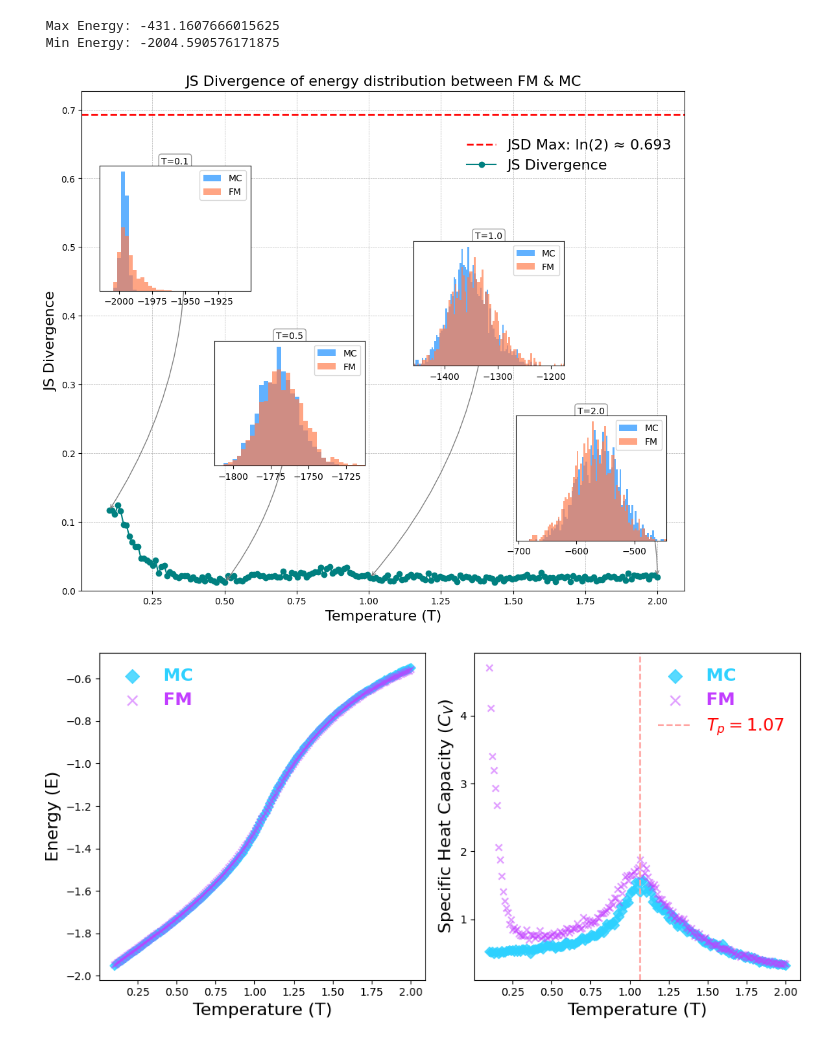
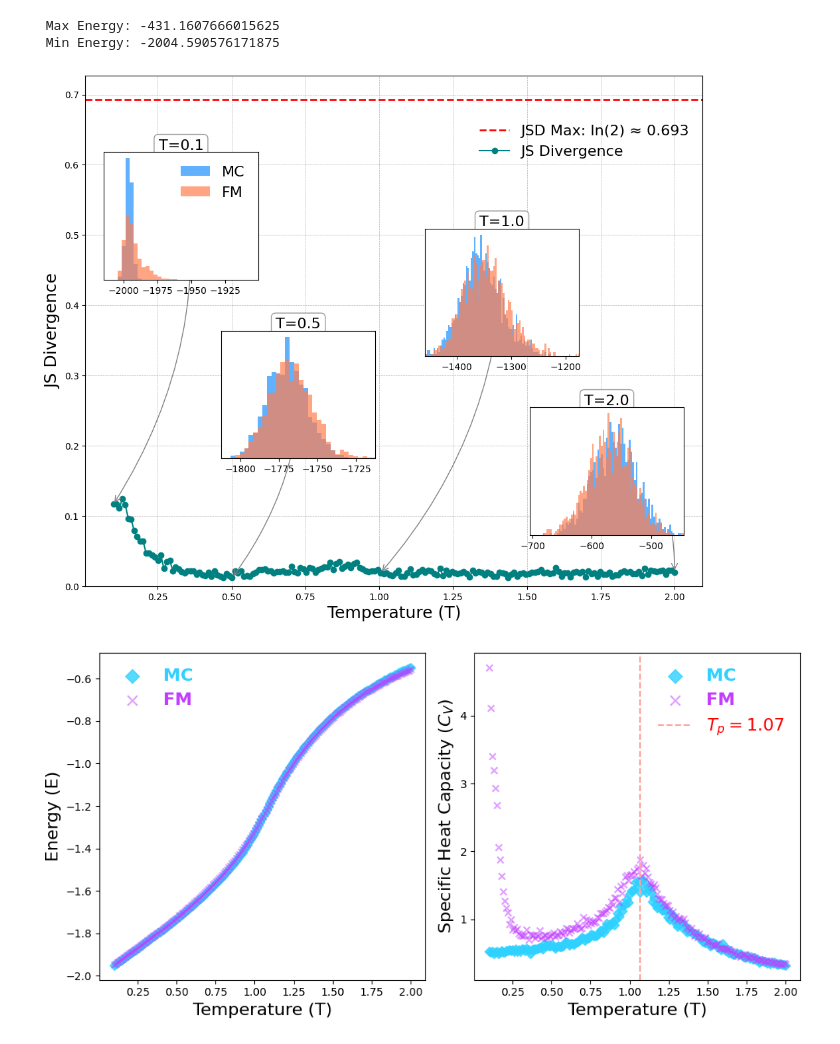
Before and after one commit to ToelUl/Flow-to-Field, a Jupyter notebook: FM_MC_distribution_analysis.ipynb, the cells around one changed output. Cells and saved outputs as stored; diff of their text form; code cells hidden in the pictures.

Commit message:
modify plot

```diff
--- a/FM_MC_distribution_analysis.ipynb
+++ b/FM_MC_distribution_analysis.ipynb
@@ -739,9 +739,9 @@ ax.axhline(y=ln_2, color='red', linestyle='--', linewidth=2, label=f'JSD Max: ln
 
 ax.plot(mc_temperature_0_01, js_divergences, 'o-', color='teal', label='JS Divergence')
 
-ax.set_title('JS Divergence of energy distribution between FM & MC', fontsize=16)
-ax.set_xlabel('Temperature (T)', fontsize=16)
-ax.set_ylabel('JS Divergence', fontsize=16)
+# ax.set_title('JS Divergence of energy distribution between FM & MC', fontsize=16)
+ax.set_xlabel('Temperature (T)', fontsize=18)
+ax.set_ylabel('JS Divergence', fontsize=18)
 ax.legend(bbox_to_anchor=(1.0, 0.93), fontsize=16,frameon=False,)
 ax.grid(True, which='both', linestyle='--', linewidth=0.5)
 ax.set_ylim(bottom=0,)
@@ -764,36 +764,36 @@ for i, t_idx in enumerate(indices_to_plot):
 
     all_data = np.concatenate([energy_mc_.ravel(), energy_fm_.ravel()])
 
     global_min = all_data.min()
     global_max = all_data.max()
 
     ax_inset.hist(energy_mc_, bins=bins, density=True,
                   alpha=0.7, color='dodgerblue', label='MC')
     ax_inset.hist(energy_fm_, bins=bins, density=True,
                   alpha=0.7, color='coral', label='FM')
 
     ax_inset.set_yticklabels([])
     ax_inset.tick_params(axis='y', length=0)
     if i == 0:
         ax_inset.set_xlim(global_min-10, global_max+60)
+        ax_inset.legend(frameon=False,fontsize=16)
     else:
         ax_inset.set_xlim(global_min, global_max)
-    ax_inset.legend()
 
     xy = (temp_val, js_divergences[t_idx])
     xytext = (pos[0] + pos[2]/2, pos[1] + pos[3])
 
     ax.annotate(f'T={temp_val:.1f}', xy=xy,
                 xycoords='data',
                 xytext=xytext,
                 textcoords=ax.transAxes,
                 arrowprops=dict(arrowstyle="->", connectionstyle="arc3,rad=-0.2", color="gray"),
                 ha='center', va='bottom',
-                fontsize=10, bbox=dict(boxstyle="round,pad=0.3", fc="white", ec="gray", lw=1, alpha=0.8))
+                fontsize=16, bbox=dict(boxstyle="round,pad=0.3", fc="white", ec="gray", lw=1, alpha=0.8))
 
 plt.show()
 # %% [output]
-[figure, old version]
+[figure, new version]
 # %%
 plt.style.use('seaborn-v0_8-pastel')
 
```
